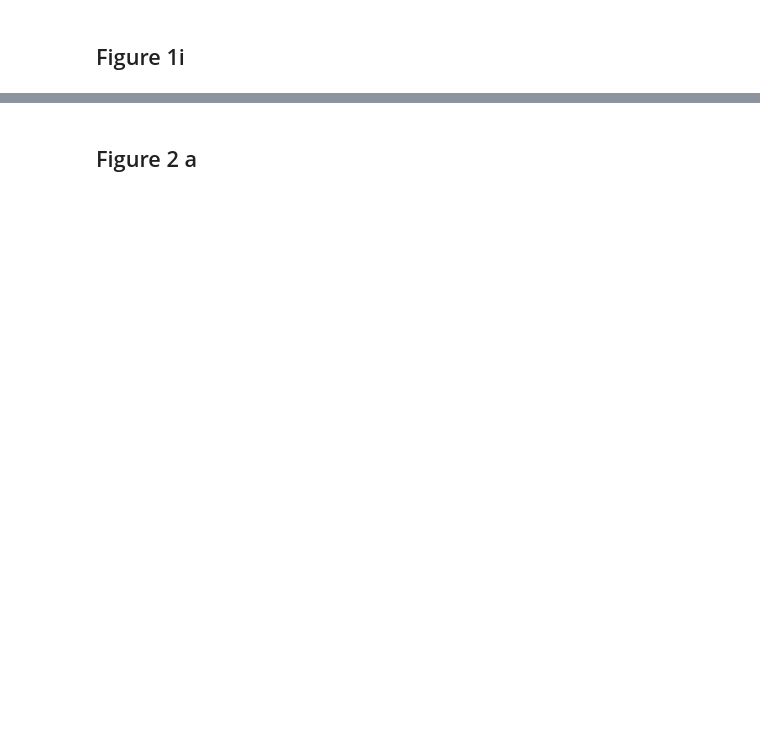
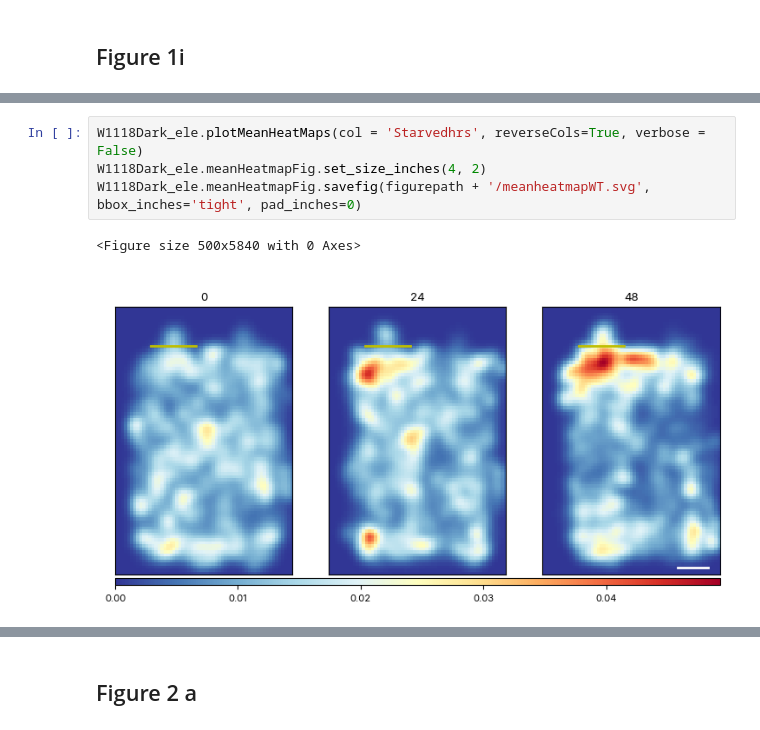
Before and after one commit to sangyu/Holophenotype5HT, a Jupyter notebook: nbs/01_Figures/01_Setup.ipynb, the cells around one changed output, grey strips where cells are left out. Cells and saved outputs as stored; diff of their text form; blank space fills up the shorter version.

```diff
--- a/nbs/01_Figures/01_Setup.ipynb
+++ b/nbs/01_Figures/01_Setup.ipynb
@@ -210,0 +227,7 @@ speedRibbon.savefig(W1118Dark_ele.outputFolder+'/perifeedspeedribbon.svg', bbox_
+# %%
+W1118Dark_ele.plotMeanHeatMaps(col = 'Starvedhrs', reverseCols=True, verbose = False)
+W1118Dark_ele.meanHeatmapFig.set_size_inches(4, 2)
+W1118Dark_ele.meanHeatmapFig.savefig(figurepath + '/meanheatmapWT.svg', bbox_inches='tight', pad_inches=0)
+# %% [output]
+<Figure size 500x5840 with 0 Axes>
+[figure, added]
```
Also changed, not shown: parts of 13 cells of this notebook, 3 other files.
